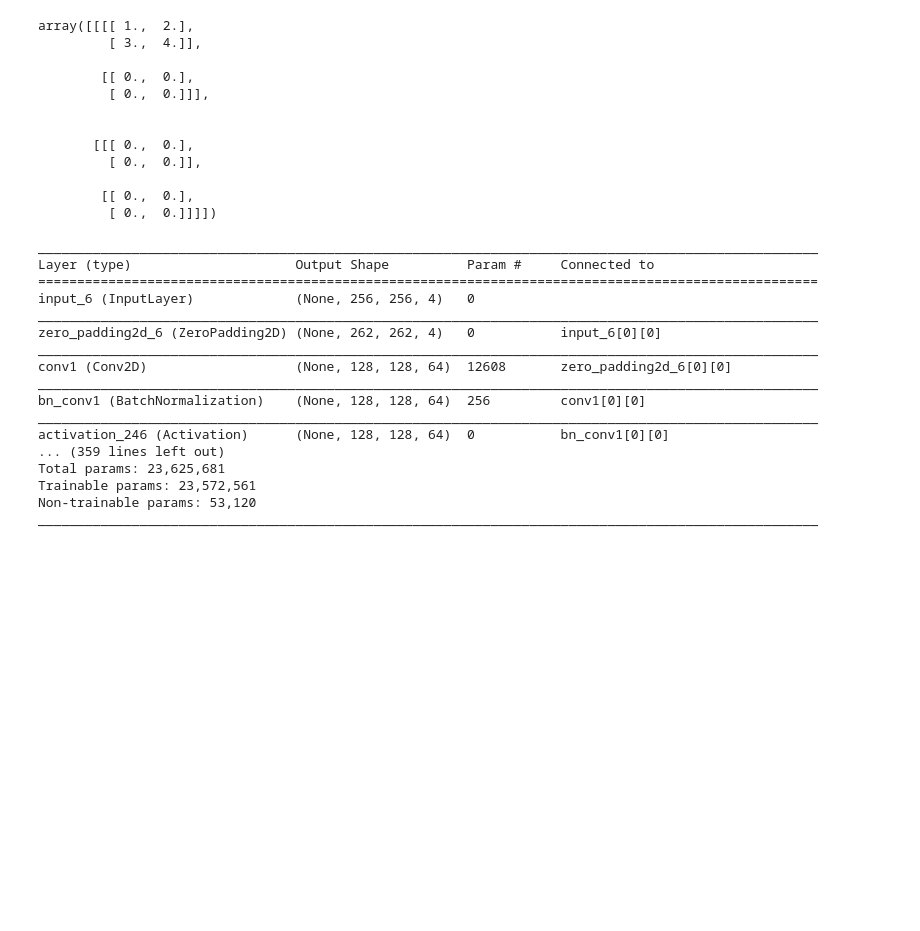
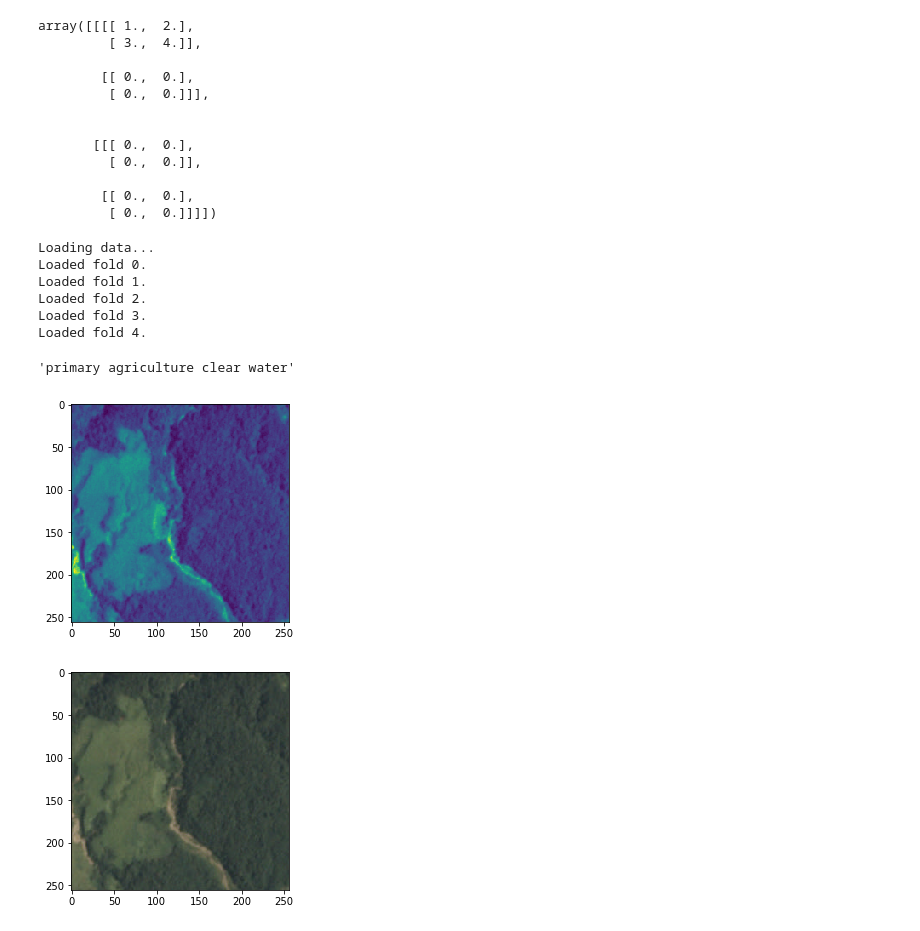
Before and after one commit to kylinorange/kaggle-planet, a Jupyter notebook: Amazon training.ipynb, the cells around one changed output. Saved outputs shown, nothing was run; the diff lists cells and outputs as text; code cells hidden in the pictures; blank space fills up the shorter version.

Commit message:
v9 - resnet50 + jpg + data augment

```diff
--- a/Amazon training.ipynb
+++ b/Amazon training.ipynb
@@ -205,7 +197,7 @@ label_idx
 def get_training_data(file_ids, tif=False, dbg=False, verbose=False):
     if verbose:
         print('Getting {} training images...'.format(len(file_ids)))
-    X_train = np.zeros((len(file_ids), 64, 64, 4 if tif else 3))
+    X_train = np.zeros((len(file_ids), 256, 256, 4 if tif else 3))
     for i in range(len(file_ids)):
         X_train[i,:,:,:] = preprocess_image(load_train_image(file_ids[i], tif=tif, dbg=dbg))
         if verbose and i % 100 == 0:
@@ -257,13 +249,18 @@ def gen_test_data(batch_size):
         start = end
 # %%
 class Data:
-    def __init__(self):
+    def __init__(self, tif=False):
+        self.c = 4 if tif else 3
         print('Loading data...')
         self.X = [0] * 5
         self.y = [0] * 5
         for i in range(5):
-            self.X[i] = np.load('X.{}.npy'.format(i))
-            self.y[i] = np.load('y.{}.npy'.format(i))
+            if tif:
+                self.X[i] = np.load('X.{}.npy'.format(i))
+                self.y[i] = np.load('y.{}.npy'.format(i))
+            else:
+                self.X[i], self.y[i] = get_training_data(
+                    [x for x in range(N_TRAIN) if x % 5 == i], tif=tif, verbose=True)
             print('Loaded fold {}.'.format(i))
 
     def gen_train(self, batch_size, val=0):
@@ -283,9 +280,9 @@ class Data:
     def data_from_fold(self, f, batch_size):
         ids = np.random.randint(0, len(self.y[f]), size=batch_size).tolist()
         ids.sort()
-        X = np.zeros((len(ids), 256, 256, 4))
+        X = np.zeros((len(ids), 256, 256, self.c))
         for i in range(len(ids)):
-            X[i,:,:,:] = augment(self.X[f][i,:,:,:].reshape((256, 256, 4))).reshape((1, 256, 256, 4))
+            X[i,:,:,:] = augment(self.X[f][ids[i],:,:,:].reshape((256, 256, self.c))).reshape((1, 256, 256, self.c))
         return (X, self.y[f][ids,:])
 # %%
 def augment(im, orient = None):
@@ -606,20 +607,0 @@ m = new_resnet50()
-# %%
-m.summary()
-# %% [output]
-____________________________________________________________________________________________________
-Layer (type)                     Output Shape          Param #     Connected to
-====================================================================================================
-input_6 (InputLayer)             (None, 256, 256, 4)   0
-____________________________________________________________________________________________________
-zero_padding2d_6 (ZeroPadding2D) (None, 262, 262, 4)   0           input_6[0][0]
-____________________________________________________________________________________________________
-conv1 (Conv2D)                   (None, 128, 128, 64)  12608       zero_padding2d_6[0][0]
-____________________________________________________________________________________________________
-bn_conv1 (BatchNormalization)    (None, 128, 128, 64)  256         conv1[0][0]
-____________________________________________________________________________________________________
-activation_246 (Activation)      (None, 128, 128, 64)  0           bn_conv1[0][0]
-... (359 lines left out)
-Total params: 23,625,681
-Trainable params: 23,572,561
-Non-trainable params: 53,120
-____________________________________________________________________________________________________
@@ -911,0 +608,24 @@ def ResNet50(include_top=True, weights='imagenet',
+# %%
+d = Data()
+g = d.gen_train(3)
+x, y = next(g)
+# %% [output]
+Loading data...
+Loaded fold 0.
+Loaded fold 1.
+Loaded fold 2.
+Loaded fold 3.
+Loaded fold 4.
+# %%
+f = 1
+k = 0
+im = d.X[f][k,:,:,::-1].reshape((256,256,4)).astype('float64')
+plt.imshow((im[:,:,2] + np.min(im[:,:,2])) / (np.max(im[:,:,2]) - np.min(im[:,:,2])))
+jpg = load_train_image(5*k+f)
+plt.figure()
+plt.imshow(jpg)
+pred_to_tags(d.y[f][k,:].reshape((17)))
+# %% [output]
+'primary agriculture clear water'
+[figure, added]
+[figure, added]
```
Also changed, not shown: parts of 9 cells of this notebook, 6 other files.
